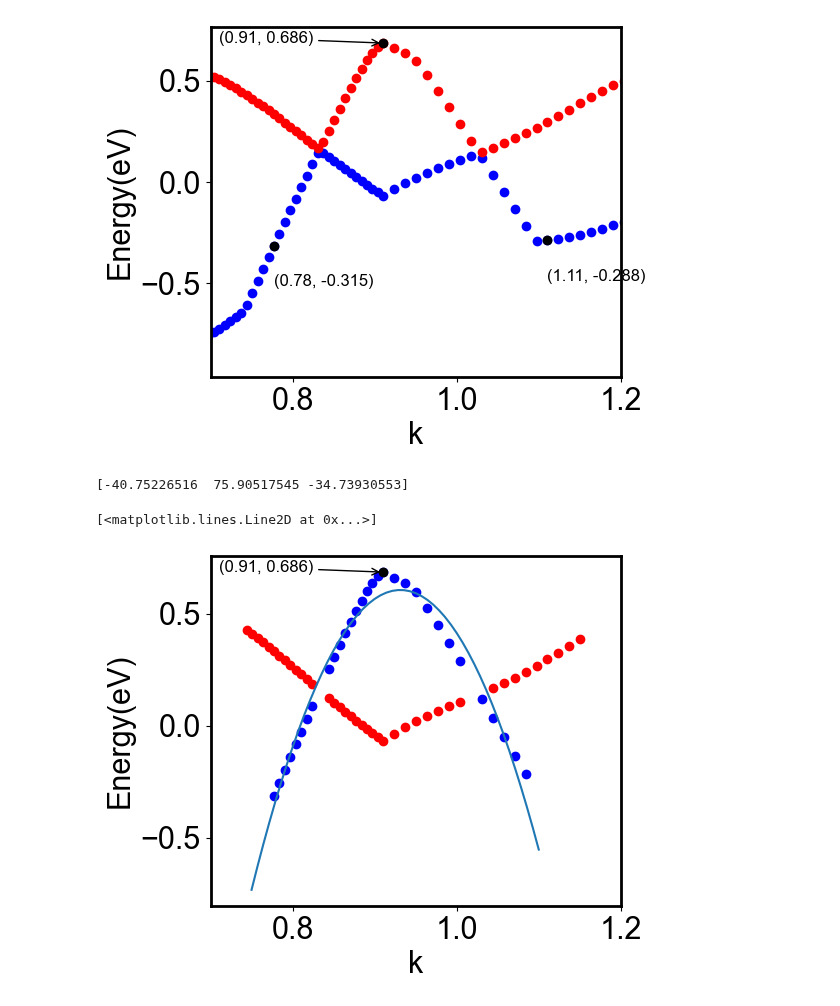
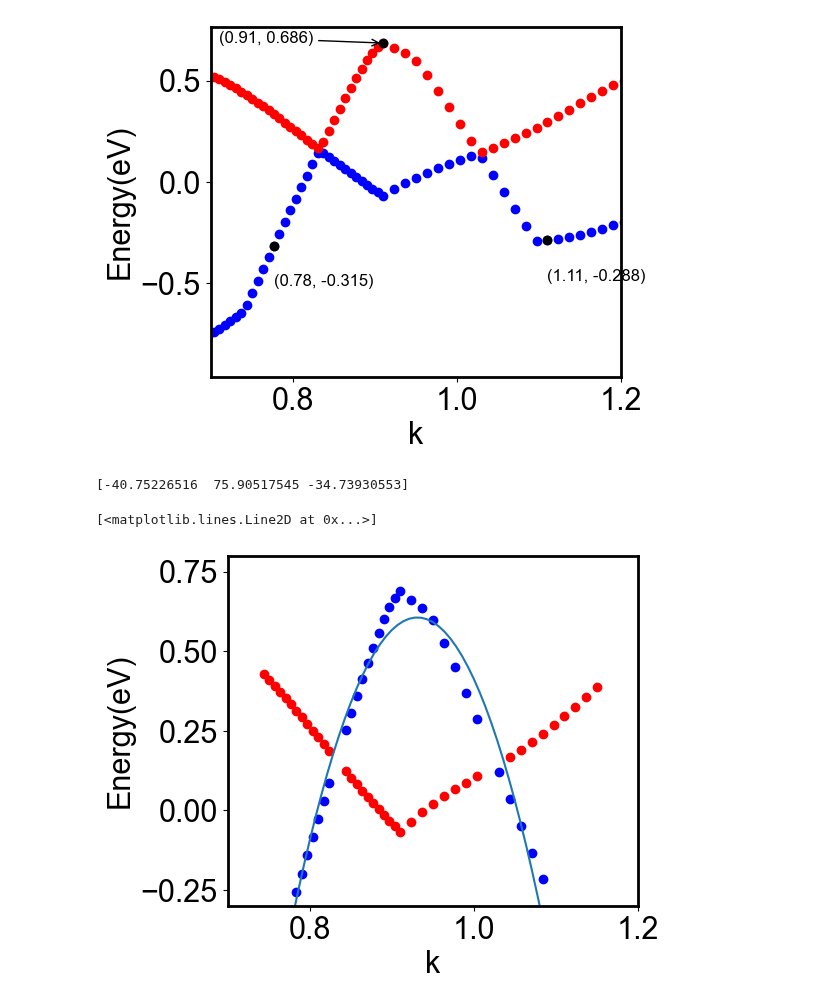
Before and after one commit to Normanthen/TE_Calculation, a Jupyter notebook: TiS/Fitting/Fitting_TiS.ipynb, the cells around one changed output. Cells and saved outputs as stored; diff of their text form; code cells hidden in the pictures.

```diff
--- a/TiS/Fitting/Fitting_TiS.ipynb
+++ b/TiS/Fitting/Fitting_TiS.ipynb
@@ -241,41 +241,46 @@ fig=plt.figure(figsize=(18,10))
 
 ax=fig.add_subplot(2,3,1)
 ax.scatter(kvv, Ekvv-fermi, color='blue')
 ax.scatter(kcc, Ekcc-fermi, color='red')
 ax.set_xlabel('k')
 ax.set_ylabel('Energy(eV)')
 ax.set_xlim(0.7,1.2)
+ax.set_ylim(-0.3,0.8)
+
+#--------------------------------------------------------------------
+#Interpolation
+#--------------------------------------------------------------------
 
 # Specify the point where you want to determine the value
-desired_x = 0.91
+#desired_x = 0.91
 
-# Find the corresponding y-value
-desired_y = np.interp(desired_x, kc, Ekc-fermi) #interpolation to determine max value of conduction bands
+# Find the corresponding highest y-value
+#desired_y = np.interp(desired_x, kc, Ekc-fermi) #interpolation to determine max value of conduction bands
 
 # Mark the point on the graph with an annotation
-ax.scatter(desired_x, desired_y, color='black')      #Marking the point
-ax.annotate(f'({desired_x:.2f}, {desired_y:.3f})', #add a text annotation at that point
-             xy=(desired_x, desired_y),
-             xytext=(desired_x-0.2, desired_y),
-             arrowprops=dict(facecolor='black', arrowstyle='->'),
-             fontsize='12',
-             )
+#ax.scatter(desired_x, desired_y, color='black')      #Marking the point
+#ax.annotate(f'({desired_x:.2f}, {desired_y:.3f})', #add a text annotation at that point
+#             xy=(desired_x, desired_y),
+#             xytext=(desired_x-0.2, desired_y),
+#             arrowprops=dict(facecolor='black', arrowstyle='->'),
+#             fontsize='12',
+#             )
 
 #--------------------------------------------------------------------
 #Curve Fitting
 #--------------------------------------------------------------------
 
 #define a function
 def DEv(k,q,r,E_0):
     return q*k**2+r*k+E_0
 
 #Fitting
 popt,pcov= curve_fit(DEv, kvv, Ekvv-fermi)
 print(popt)
 
 xfit=np.linspace(0.75, 1.1, 50)
 ax.plot(xfit, DEv(xfit, *popt))
 # %% [output]
 [-40.75226516  75.90517545 -34.73930553]
 [<matplotlib.lines.Line2D at 0x...>]
-[figure, old version]
+[figure, new version]
```
